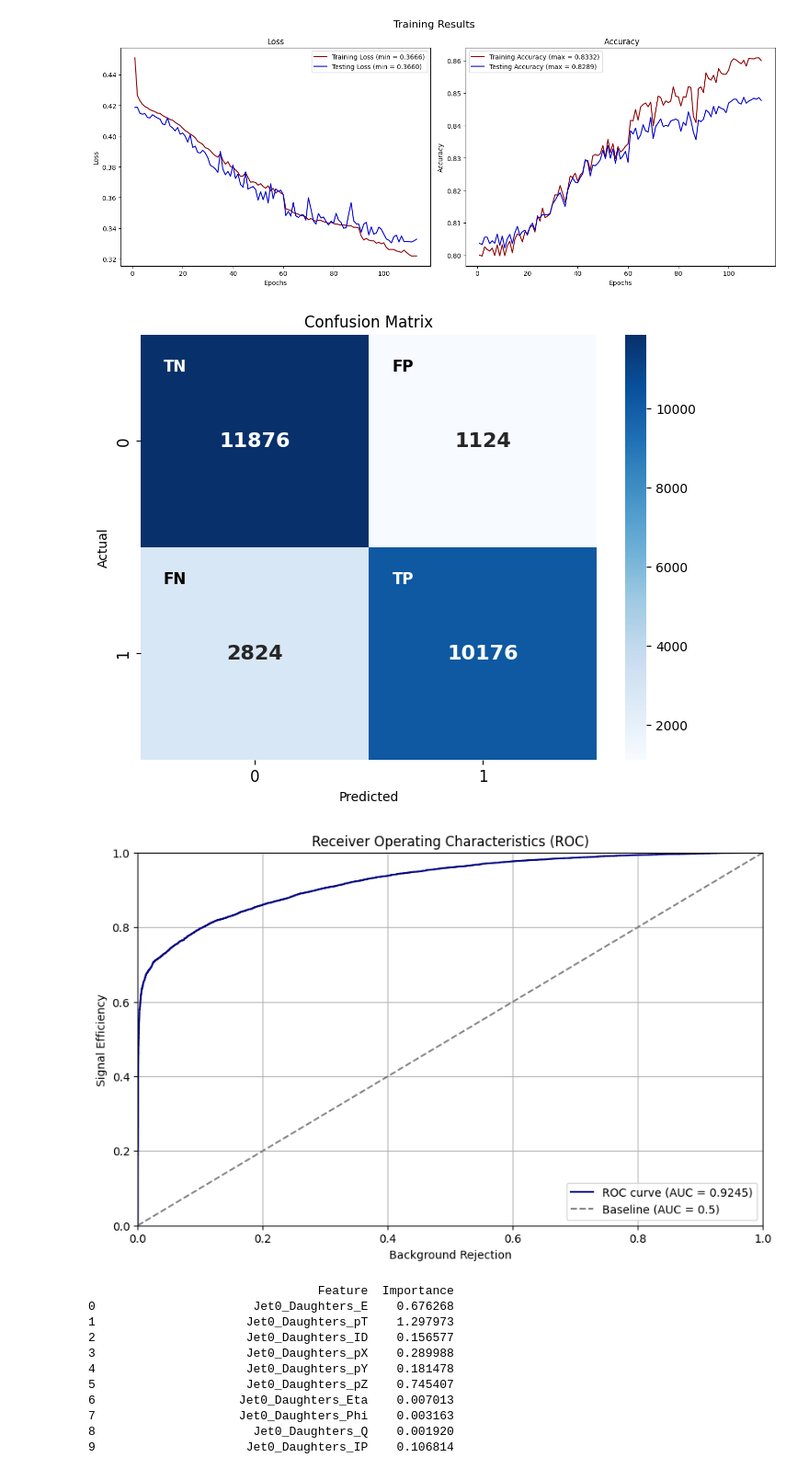
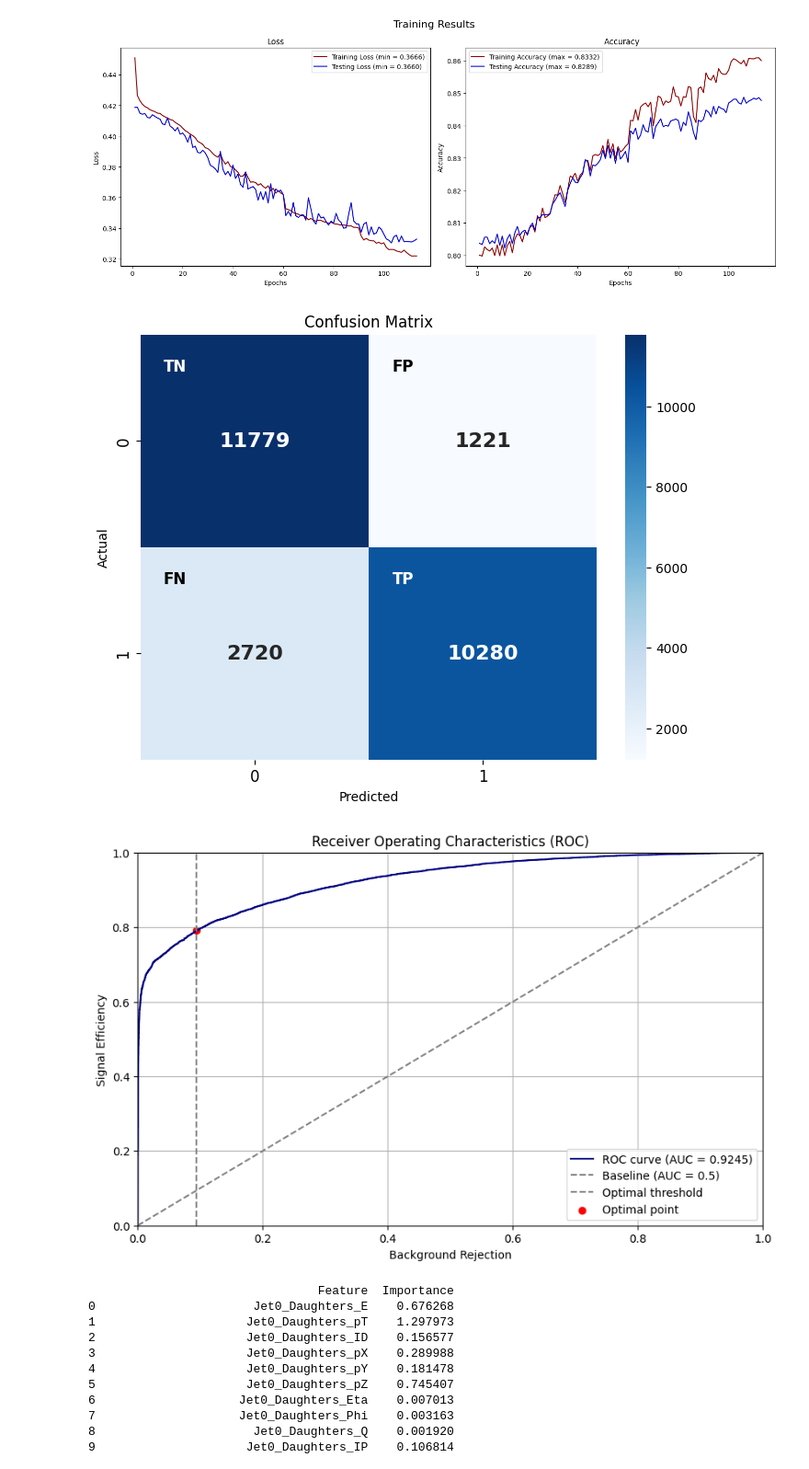
Before and after one commit to gpesticci/Jet-GNN, a Jupyter notebook: GNN.ipynb, the cells around one changed output. Shown at 92% size. Saved outputs shown, nothing was run; the diff lists cells and outputs as text; code cells hidden in the pictures.

```diff
--- a/GNN.ipynb
+++ b/GNN.ipynb
@@ -168,7 +168,7 @@ class GNN(torch.nn.Module):
         self.conv4 = SAGEConv(hidden_channels, hidden_channels)
         self.ln4 = LayerNorm(hidden_channels)
         self.lin = Linear(hidden_channels, 1)
-        self.dropout = Dropout(0.2)
+        self.dropout = Dropout(0.3)
 
     def forward(self, x, edge_index, batch):
         x = self.conv1(x, edge_index)
@@ -194,7 +194,6 @@ class GNN(torch.nn.Module):
 
         x = self.lin(x)
         return x.squeeze(1)
-
 model = GNN()
 # %% [markdown]
 # Hyperparameter Tuning
@@ -501,8 +541,11 @@ y_scores = np.concatenate(y_scores)
 
 fpr, tpr, thresholds = roc_curve(y_true, y_scores)
 auc = roc_auc_score(y_true, y_scores)
+# %%
+optimal_idx = np.argmax(tpr - fpr)
+optimal_threshold = thresholds[optimal_idx]
 # %%
-y_pred_binary = (y_scores > 0.5).astype(int)
+y_pred_binary = (y_scores >= optimal_threshold).astype(int)
 cm = confusion_matrix(y_true, y_pred_binary)
 df_cm = pd.DataFrame(cm)
 
@@ -523,23 +566,25 @@ ax.text(1.15, 1.15, 'TP', ha='center', va='center', fontweight='bold', fontsize=
 
 plt.show()
 # %% [output]
-[figure, old version]
+[figure, new version]
 # %%
-# Plot ROC Curve and show AUC
+# Plot ROC Curve and show AUC, mark optimal threshold
 plt.figure(figsize=(10, 6))
 plt.plot(fpr, tpr, color='navy', label=f'ROC curve (AUC = {auc:.4f})')
 plt.plot([0, 1], [0, 1], color='grey', linestyle='--', label='Baseline (AUC = 0.5)')
+plt.axvline(x=fpr[optimal_idx], color='grey', linestyle='--', label='Optimal threshold')
+plt.scatter(fpr[optimal_idx], tpr[optimal_idx], color='red', label='Optimal point')
 plt.xlim([0.0, 1.0])
 plt.ylim([0.0, 1.0])
 plt.style.use('default')
 plt.ylabel('Signal Efficiency')
 plt.xlabel('Background Rejection')
 plt.title('Receiver Operating Characteristics (ROC)')
 plt.legend(loc='lower right')
 plt.grid(True)
 plt.show()
 # %% [output]
-[figure, old version]
+[figure, new version]
 # %%
 # Prepare model
 model.eval()
```
Also changed, not shown: parts of 14 cells of this notebook, 1 other file.
